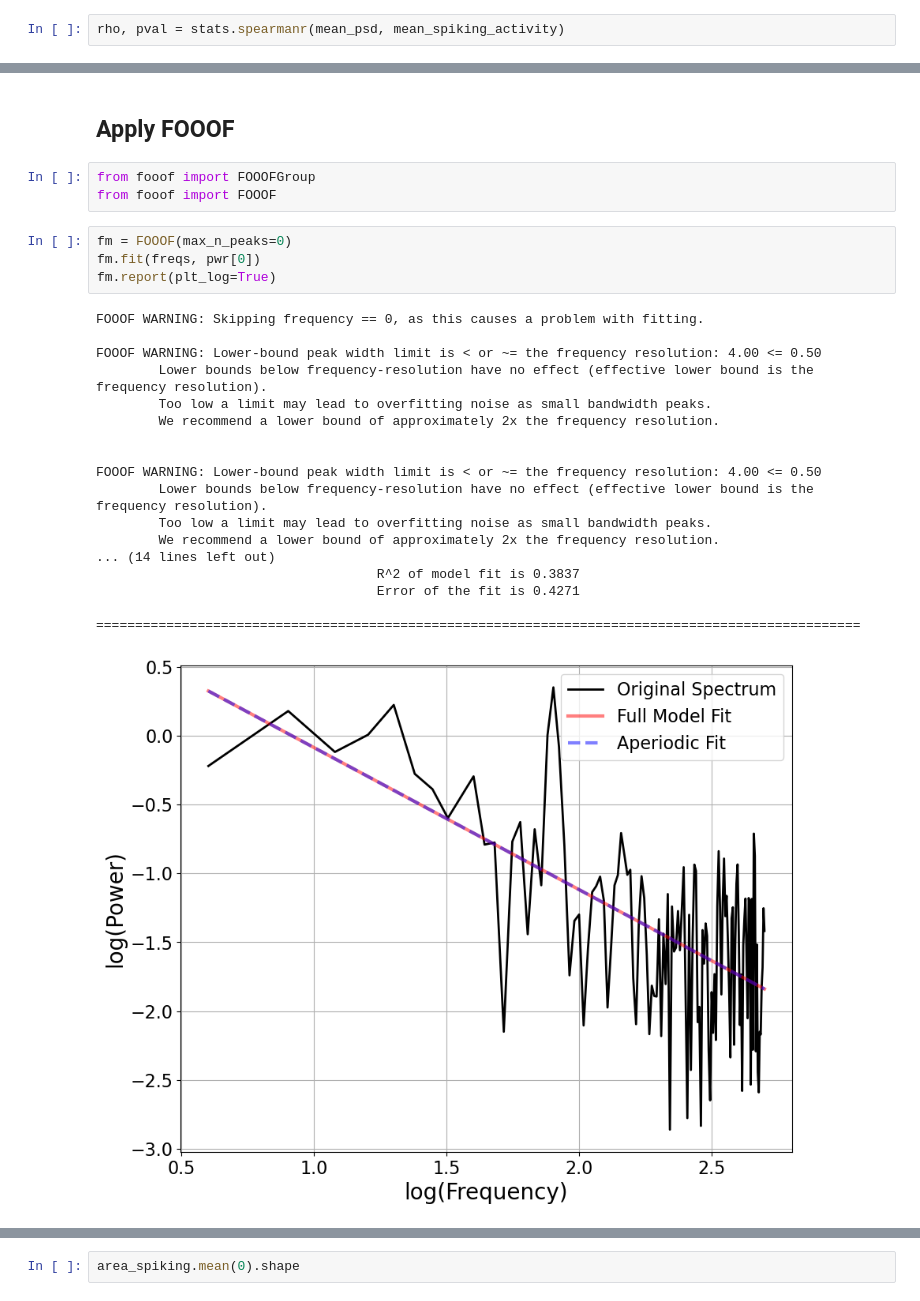
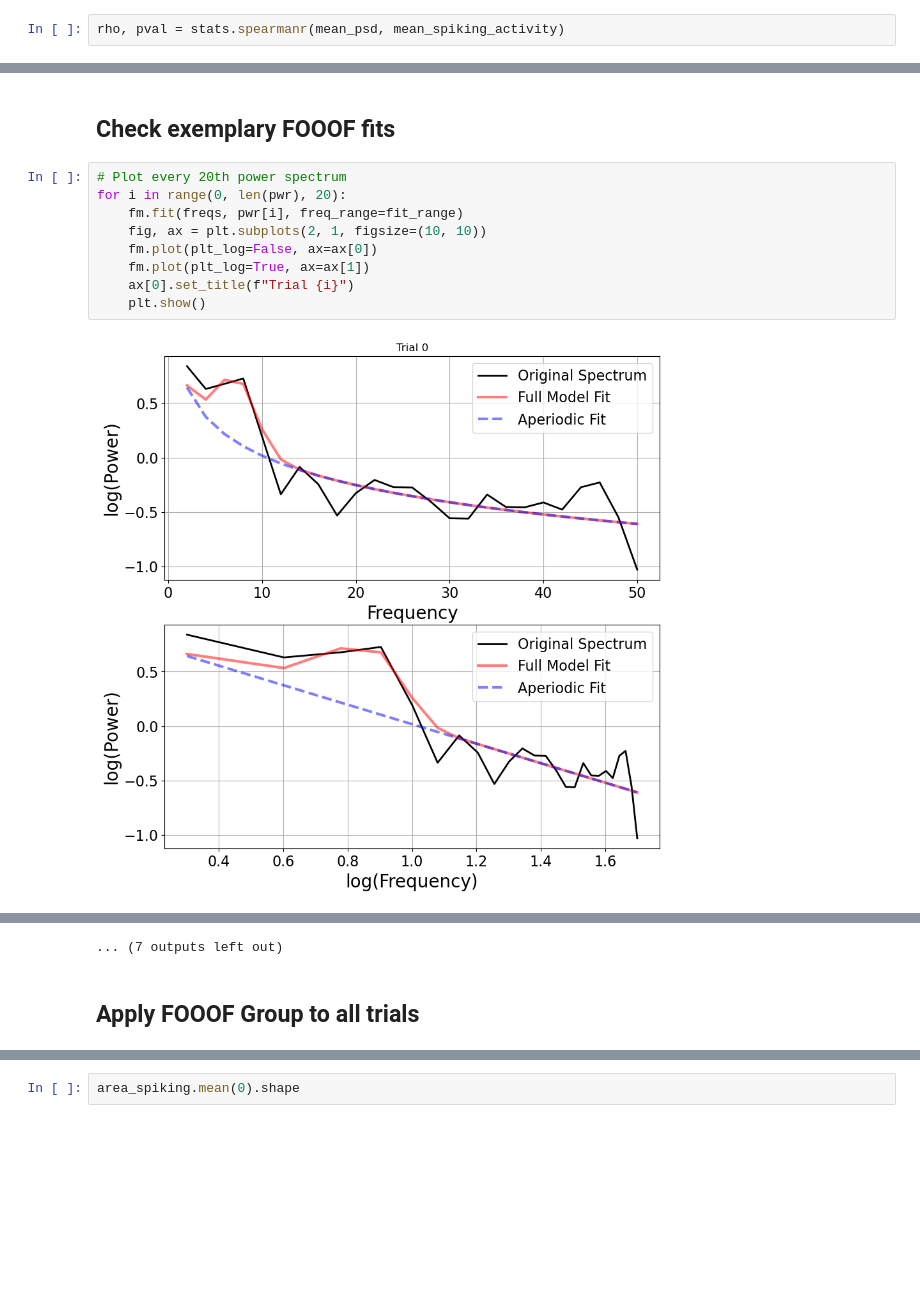
Before and after one commit to moritz-gerster/Hackathon2023, a Jupyter notebook: notebooks/playaround_steinmetz.ipynb, the cells around one changed output, grey strips where cells are left out. Cells and saved outputs as stored; diff of their text form; blank space fills up the shorter version.

```diff
--- a/notebooks/playaround_steinmetz.ipynb
+++ b/notebooks/playaround_steinmetz.ipynb
@@ -119,0 +113,13 @@ plt.legend()
+# %% [markdown]
+## Check exemplary FOOOF fits
+# %%
+# Plot every 20th power spectrum
+for i in range(0, len(pwr), 20):
+    fm.fit(freqs, pwr[i], freq_range=fit_range)
+    fig, ax = plt.subplots(2, 1, figsize=(10, 10))
+    fm.plot(plt_log=False, ax=ax[0])
+    fm.plot(plt_log=True, ax=ax[1])
+    ax[0].set_title(f"Trial {i}")
+    plt.show()
+# %% [output]
+[figure, added]
@@ -120,28 +137,3 @@ plt.legend()
+... (7 outputs left out)
 # %% [markdown]
-## Apply FOOOF
+## Apply FOOOF Group to all trials
-# %%
-from fooof import FOOOFGroup
-from fooof import FOOOF
-# %%
-fm = FOOOF(max_n_peaks=0)
-fm.fit(freqs, pwr[0])
-fm.report(plt_log=True)
-# %% [output]
-FOOOF WARNING: Skipping frequency == 0, as this causes a problem with fitting.
-
-FOOOF WARNING: Lower-bound peak width limit is < or ~= the frequency resolution: 4.00 <= 0.50
-        Lower bounds below frequency-resolution have no effect (effective lower bound is the frequency resolution).
-        Too low a limit may lead to overfitting noise as small bandwidth peaks.
-        We recommend a lower bound of approximately 2x the frequency resolution.
-
-
-FOOOF WARNING: Lower-bound peak width limit is < or ~= the frequency resolution: 4.00 <= 0.50
-        Lower bounds below frequency-resolution have no effect (effective lower bound is the frequency resolution).
-        Too low a limit may lead to overfitting noise as small bandwidth peaks.
-        We recommend a lower bound of approximately 2x the frequency resolution.
-... (14 lines left out)
-                                    R^2 of model fit is 0.3837
-                                    Error of the fit is 0.4271
-
-==================================================================================================
-[figure, removed]
```
Also changed, not shown: parts of 30 cells of this notebook.
